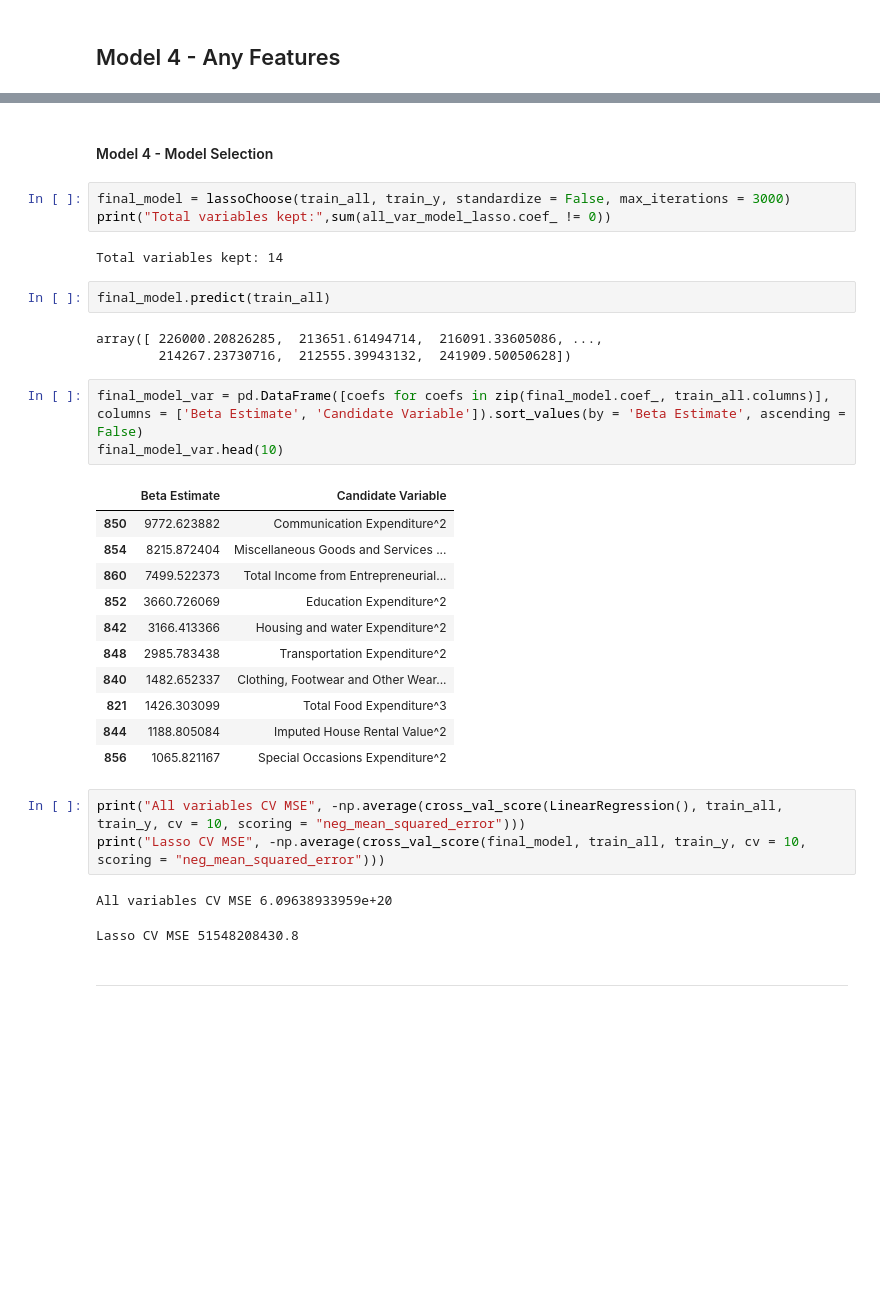
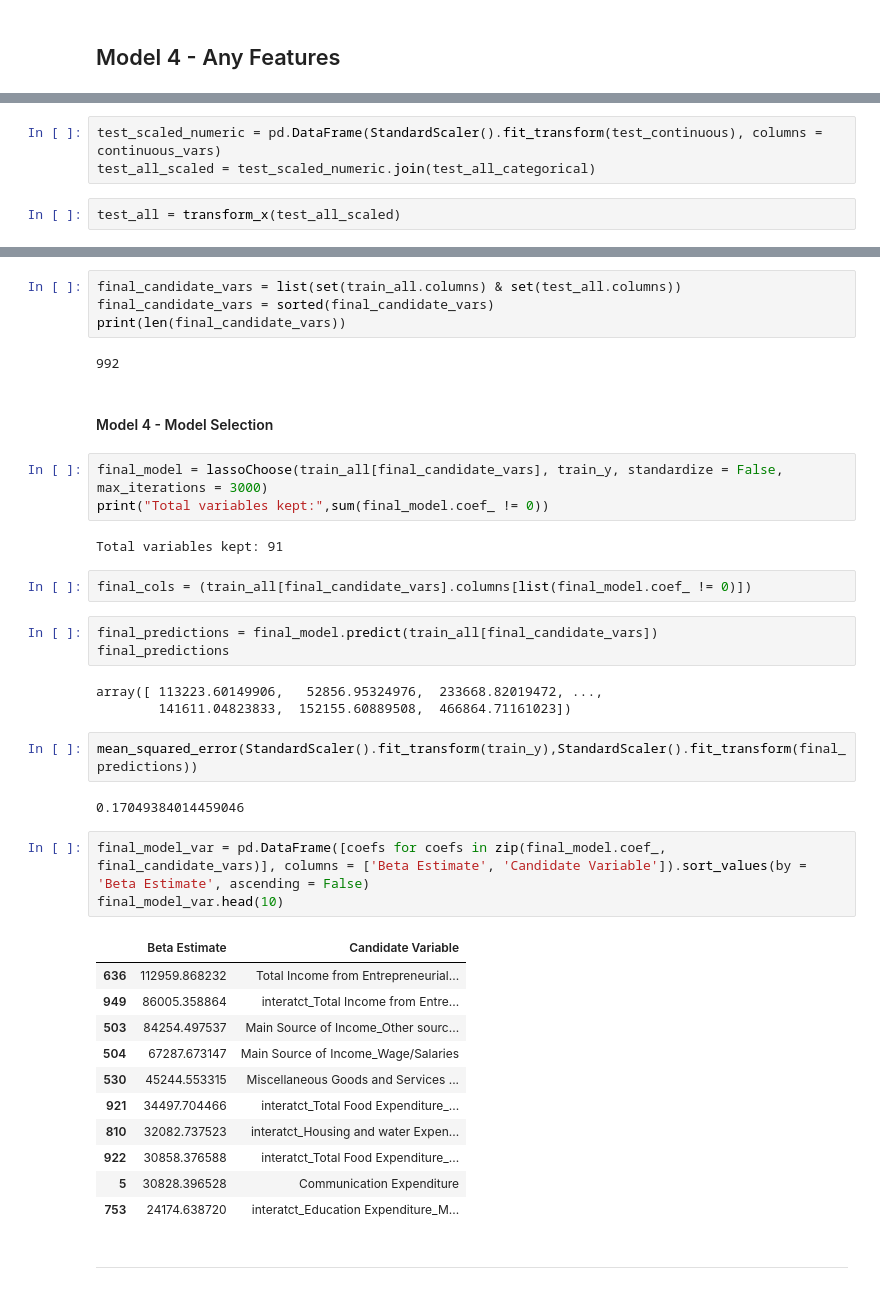
Before and after one commit to ndara/FilipinoHousing, a Jupyter notebook: filipino_housing.ipynb, the cells around one changed output, grey strips where cells are left out. Saved outputs shown, nothing was run; the diff lists cells and outputs as text; blank space fills up the shorter version.

Commit message:
updated final LR model to include interation terms, and output kaggle submission

```diff
--- a/filipino_housing.ipynb
+++ b/filipino_housing.ipynb
@@ -299,0 +297,5 @@ train_all.head(5)
+# %%
+test_scaled_numeric = pd.DataFrame(StandardScaler().fit_transform(test_continuous), columns = continuous_vars)
+test_all_scaled = test_scaled_numeric.join(test_all_categorical)
+# %%
+test_all = transform_x(test_all_scaled)
@@ -300,36 +304,43 @@ train_all.head(5)
+# %%
+final_candidate_vars = list(set(train_all.columns) & set(test_all.columns))
+final_candidate_vars = sorted(final_candidate_vars)
+print(len(final_candidate_vars))
+# %% [output]
+992
 # %% [markdown]
 #### Model 4 - Model Selection
 # %%
-final_model = lassoChoose(train_all, train_y, standardize = False, max_iterations = 3000)
-print("Total variables kept:",sum(all_var_model_lasso.coef_ != 0))
+final_model = lassoChoose(train_all[final_candidate_vars], train_y, standardize = False, max_iterations = 3000)
+print("Total variables kept:",sum(final_model.coef_ != 0))
 # %% [output]
-Total variables kept: 14
+Total variables kept: 91
-# %%
-final_model.predict(train_all)
-# %% [output]
-array([ 226000.20826285,  213651.61494714,  216091.33605086, ...,
-        214267.23730716,  212555.39943132,  241909.50050628])
+# %%
+final_cols = (train_all[final_candidate_vars].columns[list(final_model.coef_ != 0)])
+# %%
+final_predictions = final_model.predict(train_all[final_candidate_vars])
+final_predictions
+# %% [output]
+array([ 113223.60149906,   52856.95324976,  233668.82019472, ...,
+        141611.04823833,  152155.60889508,  466864.71161023])
+# %%
+mean_squared_error(StandardScaler().fit_transform(train_y),StandardScaler().fit_transform(final_predictions))
+# %% [output]
+0.17049384014459046
 # %%
-final_model_var = pd.DataFrame([coefs for coefs in zip(final_model.coef_, train_all.columns)], columns = ['Beta Estimate', 'Candidate Variable']).sort_values(by = 'Beta Estimate', ascending = False)
+final_model_var = pd.DataFrame([coefs for coefs in zip(final_model.coef_, final_candidate_vars)], columns = ['Beta Estimate', 'Candidate Variable']).sort_values(by = 'Beta Estimate', ascending = False)
 final_model_var.head(10)
 # %% [output]
 |  | Beta Estimate | Candidate Variable |
-| 850 | 9772.623882 | Communication Expenditure^2 |
-| 854 | 8215.872404 | Miscellaneous Goods and Services ... |
-| 860 | 7499.522373 | Total Income from Entrepreneurial... |
-| 852 | 3660.726069 | Education Expenditure^2 |
-| 842 | 3166.413366 | Housing and water Expenditure^2 |
-| 848 | 2985.783438 | Transportation Expenditure^2 |
-| 840 | 1482.652337 | Clothing, Footwear and Other Wear... |
-| 821 | 1426.303099 | Total Food Expenditure^3 |
-| 844 | 1188.805084 | Imputed House Rental Value^2 |
-| 856 | 1065.821167 | Special Occasions Expenditure^2 |
+| 636 | 112959.868232 | Total Income from Entrepreneurial... |
+| 949 | 86005.358864 | interatct_Total Income from Entre... |
+| 503 | 84254.497537 | Main Source of Income_Other sourc... |
+| 504 | 67287.673147 | Main Source of Income_Wage/Salaries |
+| 530 | 45244.553315 | Miscellaneous Goods and Services ... |
+| 921 | 34497.704466 | interatct_Total Food Expenditure_... |
+| 810 | 32082.737523 | interatct_Housing and water Expen... |
+| 922 | 30858.376588 | interatct_Total Food Expenditure_... |
+| 5 | 30828.396528 | Communication Expenditure |
+| 753 | 24174.638720 | interatct_Education Expenditure_M... |
-# %%
-print("All variables CV MSE", -np.average(cross_val_score(LinearRegression(), train_all, train_y, cv = 10, scoring = "neg_mean_squared_error")))
-print("Lasso CV MSE", -np.average(cross_val_score(final_model, train_all, train_y, cv = 10, scoring = "neg_mean_squared_error")))
-# %% [output]
-All variables CV MSE 6.09638933959e+20
-Lasso CV MSE 51548208430.8
 # %% [markdown]
 ***
 # %% [markdown]
```
Also changed, not shown: parts of 42 cells of this notebook, 4 other files.
